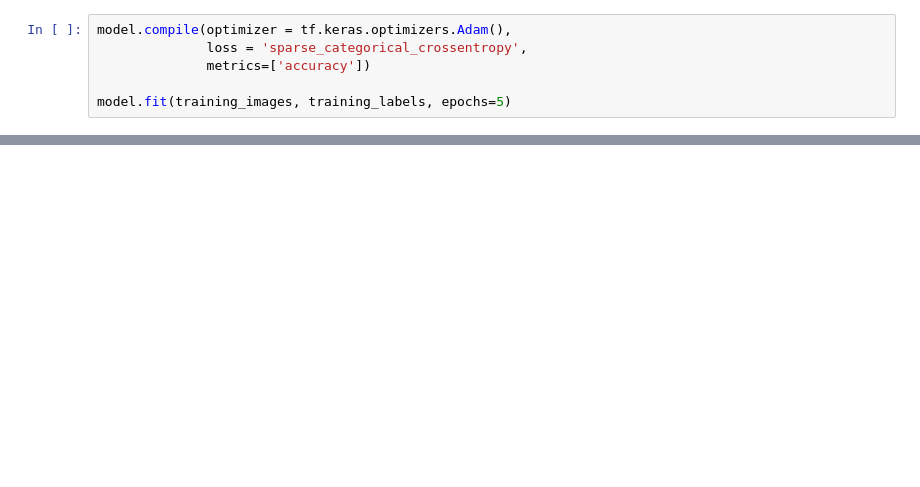
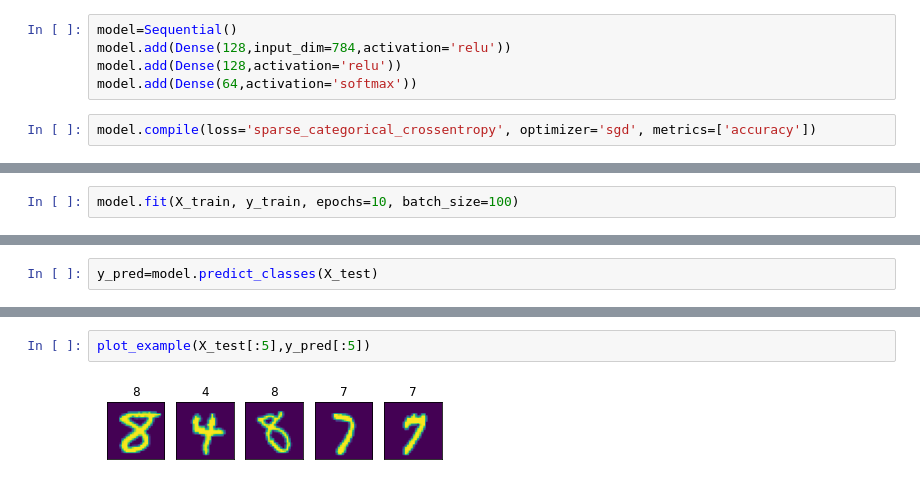
Before and after one commit to ac131991/BasicDigitRecognizer, a Jupyter notebook: ANN.ipynb, the cells around one changed output, grey strips where cells are left out. Saved outputs shown, nothing was run; the diff lists cells and outputs as text; blank space fills up the shorter version.

```diff
--- a/ANN.ipynb
+++ b/ANN.ipynb
@@ -66,6 +85,7 @@ model = tf.keras.models.Sequential([tf.keras.layers.Flatten(),
+# %%
+model=Sequential()
+model.add(Dense(128,input_dim=784,activation='relu'))
+model.add(Dense(128,activation='relu'))
+model.add(Dense(64,activation='softmax'))
 # %%
-model.compile(optimizer = tf.keras.optimizers.Adam(),
-              loss = 'sparse_categorical_crossentropy',
-              metrics=['accuracy'])
-
-model.fit(training_images, training_labels, epochs=5)
+model.compile(loss='sparse_categorical_crossentropy', optimizer='sgd', metrics=['accuracy'])
@@ -107,0 +92,2 @@ test_labels[0]
+# %%
+model.fit(X_train, y_train, epochs=10, batch_size=100)
@@ -107,0 +128,2 @@ test_labels[0]
+# %%
+y_pred=model.predict_classes(X_test)
@@ -107,0 +158,4 @@ test_labels[0]
+# %%
+plot_example(X_test[:5],y_pred[:5])
+# %% [output]
+[figure, added]
```
Also changed, not shown: parts of 31 cells of this notebook.
